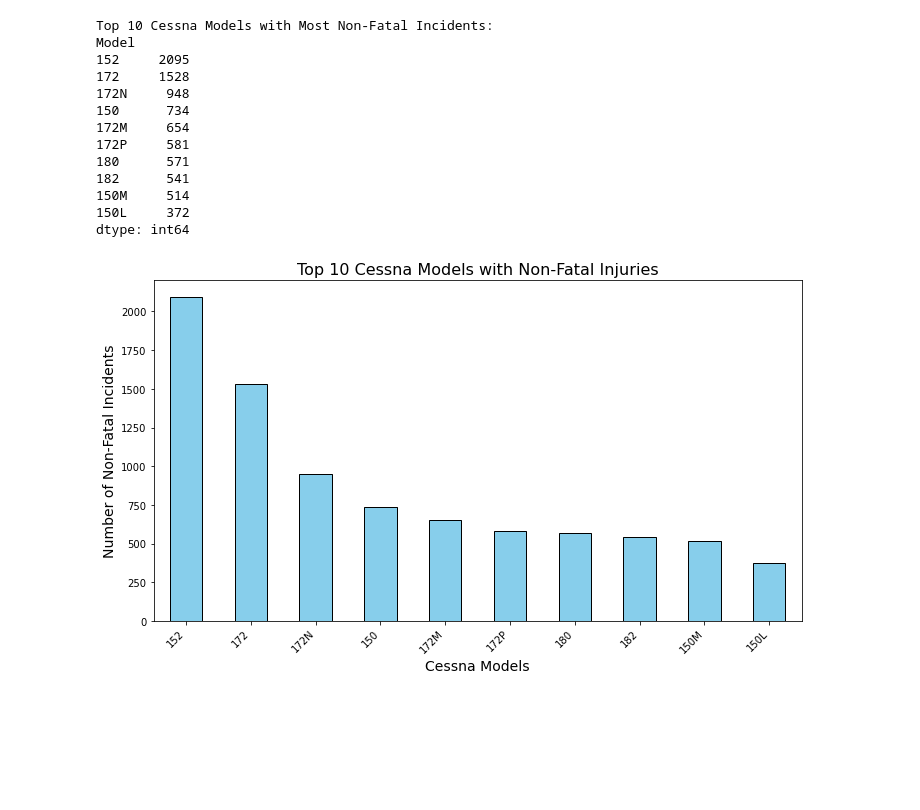
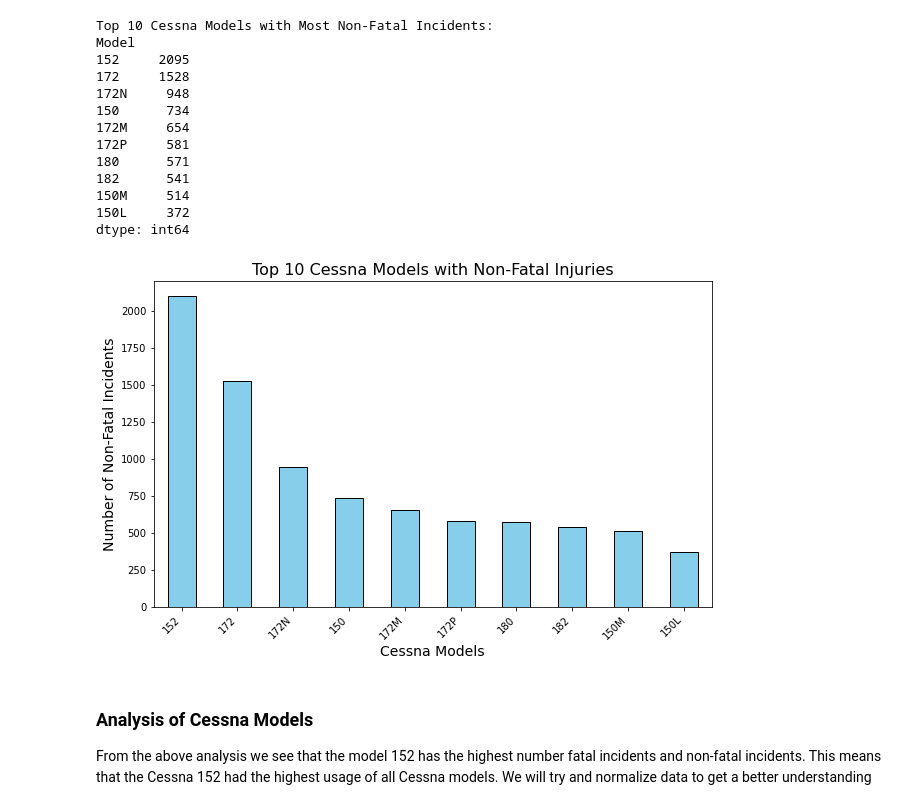
Before and after one commit to Thazes/phase1DataScience, a Jupyter notebook: phase1Project.ipynb, the cells around one changed output. Drawn from its saved outputs; the diff is of its cells as text; code cells hidden in the pictures; blank space fills up the shorter version.

Commit message:
finished analysis of model againist injury severity

```diff
--- a/phase1Project.ipynb
+++ b/phase1Project.ipynb
@@ -406,6 +406,15 @@ df['Make'] = df['Make'].replace('CESSNA', 'Cessna')
 # Replace PIPER with Piper
 df['Make'] = df['Make'].replace('PIPER', 'Piper')
 
+# Replace BEECH with beech
+df['Make'] = df['Make'].replace('BEECH', 'Beech')
+
+# Replace BELL with bell
+df['Make'] = df['Make'].replace('BELL', 'Bell')
+
+# Replace BOEING with boeing
+df['Make'] = df['Make'].replace('BOEING', 'Boeing')
+
 #verifying the replacement
 df['Make'].value_counts(normalize=True) * 100
 # %% [output]
@@ -1496,16 +1504,20 @@ dtype: int64
 # %%
 # Plot the histogram
 plt.figure(figsize=(10, 6))
 top_10_non_fatal_cessna_models.plot(kind='bar', color='skyblue', edgecolor='black')
 
 # Adding titles and labels
 plt.title('Top 10 Cessna Models with Non-Fatal Injuries', fontsize=16)
 plt.xlabel('Cessna Models', fontsize=14)
 plt.ylabel('Number of Non-Fatal Incidents', fontsize=14)
 
 # Show the plot
 plt.xticks(rotation=45, ha='right')
-plt.tight_layout()  # To avoid label overlap
+
 plt.show()
 # %% [output]
-[figure, old version]
+[figure, new version]
+# %% [markdown]
+### Analysis of Cessna Models
+
+From the above analysis we see that the model 152 has the highest number fatal incidents and non-fatal incidents. This means that the Cessna 152 had the highest usage of all Cessna models. We will try and normalize data to get a better understanding
```
Also changed, not shown: parts of 20 cells of this notebook.
